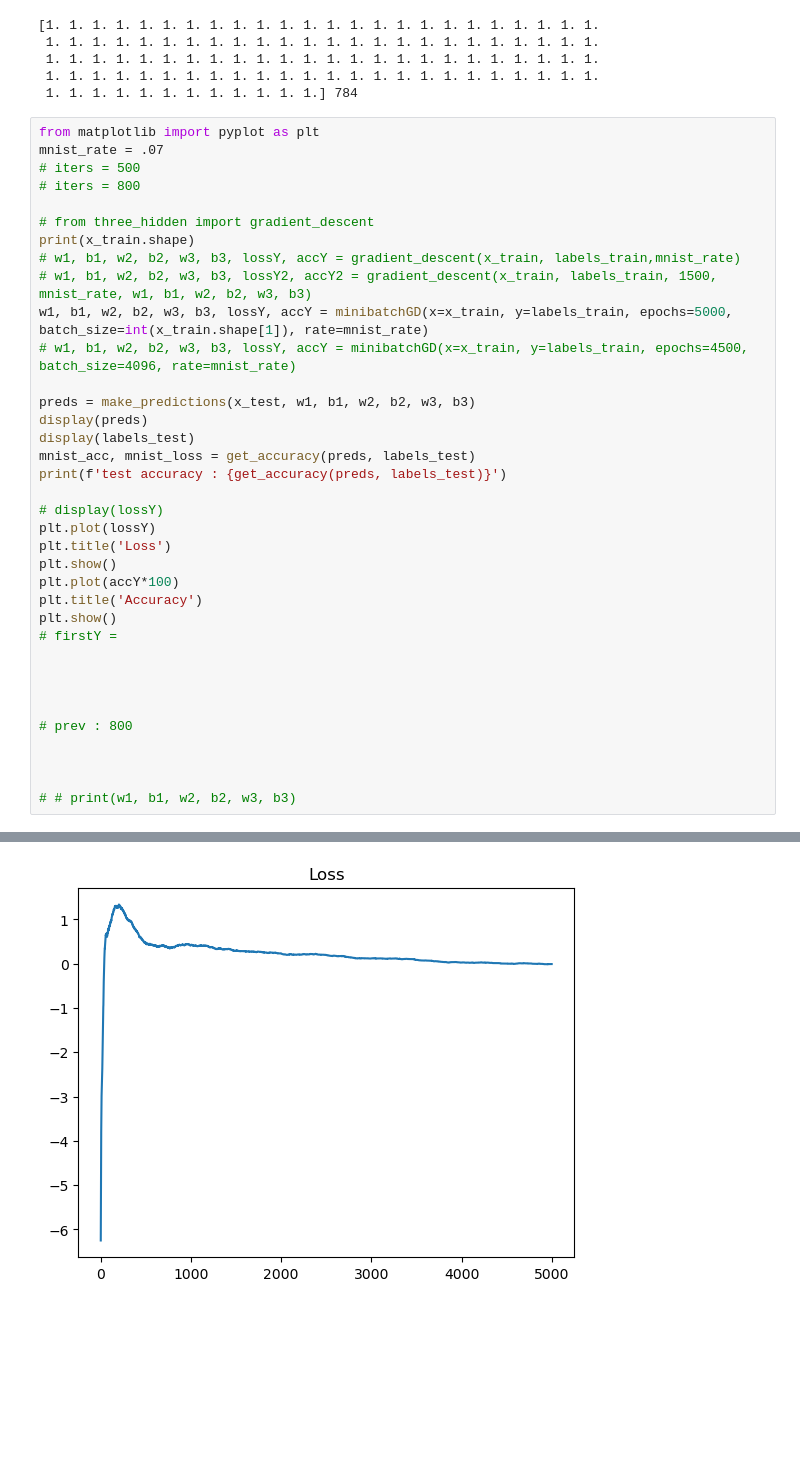
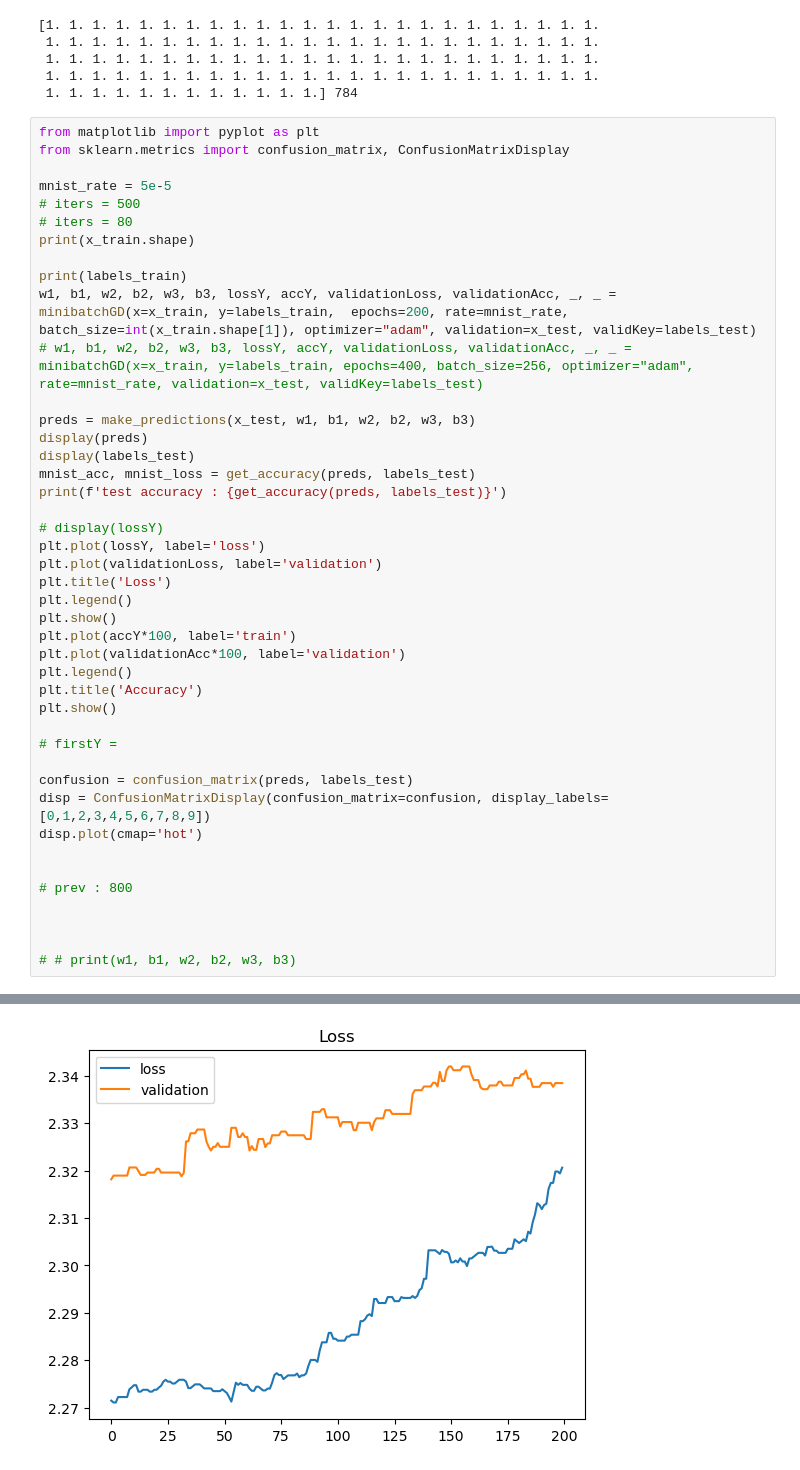
Before and after one commit to krypticlogan/sudoku_model, a Jupyter notebook: book.ipynb, the cells around one changed output, grey strips where cells are left out. Drawn from its saved outputs; the diff is of its cells as text; blank space fills up the shorter version.

```diff
--- a/book.ipynb
+++ b/book.ipynb
@@ -452,16 +501,16 @@ print(space[space != 0], len(board_squares[:,0]))
  1. 1. 1. 1. 1. 1. 1. 1. 1. 1. 1. 1.] 784
 # %%
 from matplotlib import pyplot as plt
-mnist_rate = .07
+from sklearn.metrics import confusion_matrix, ConfusionMatrixDisplay
+
+mnist_rate = 5e-5
 # iters = 500
-# iters = 800
+# iters = 80
+print(x_train.shape)
 
-# from three_hidden import gradient_descent
-print(x_train.shape)
-# w1, b1, w2, b2, w3, b3, lossY, accY = gradient_descent(x_train, labels_train,mnist_rate)
-# w1, b1, w2, b2, w3, b3, lossY2, accY2 = gradient_descent(x_train, labels_train, 1500, mnist_rate, w1, b1, w2, b2, w3, b3)
-w1, b1, w2, b2, w3, b3, lossY, accY = minibatchGD(x=x_train, y=labels_train, epochs=5000, batch_size=int(x_train.shape[1]), rate=mnist_rate)
-# w1, b1, w2, b2, w3, b3, lossY, accY = minibatchGD(x=x_train, y=labels_train, epochs=4500, batch_size=4096, rate=mnist_rate)
+print(labels_train)
+w1, b1, w2, b2, w3, b3, lossY, accY, validationLoss, validationAcc, _, _ = minibatchGD(x=x_train, y=labels_train,  epochs=200, rate=mnist_rate, batch_size=int(x_train.shape[1]), optimizer="adam", validation=x_test, validKey=labels_test)
+# w1, b1, w2, b2, w3, b3, lossY, accY, validationLoss, validationAcc, _, _ = minibatchGD(x=x_train, y=labels_train, epochs=400, batch_size=256, optimizer="adam", rate=mnist_rate, validation=x_test, validKey=labels_test)
 
 preds = make_predictions(x_test, w1, b1, w2, b2, w3, b3)
 display(preds)
@@ -470,15 +519,22 @@ mnist_acc, mnist_loss = get_accuracy(preds, labels_test)
 print(f'test accuracy : {get_accuracy(preds, labels_test)}')
 
 # display(lossY)
-plt.plot(lossY)
+plt.plot(lossY, label='loss')
+plt.plot(validationLoss, label='validation')
 plt.title('Loss')
+plt.legend()
 plt.show()
-plt.plot(accY*100)
+plt.plot(accY*100, label='train')
+plt.plot(validationAcc*100, label='validation')
+plt.legend()
 plt.title('Accuracy')
 plt.show()
+
 # firstY =
 
-
+confusion = confusion_matrix(preds, labels_test)
+disp = ConfusionMatrixDisplay(confusion_matrix=confusion, display_labels=[0,1,2,3,4,5,6,7,8,9])
+disp.plot(cmap='hot')
 
 
 # prev : 800
@@ -496 +554 @@ test accuracy : (0.9097857142857143, 0.12092857142857143)
-[figure, old version]
+[figure, new version]
```
Also changed, not shown: parts of 10 cells of this notebook, 27 other files.
